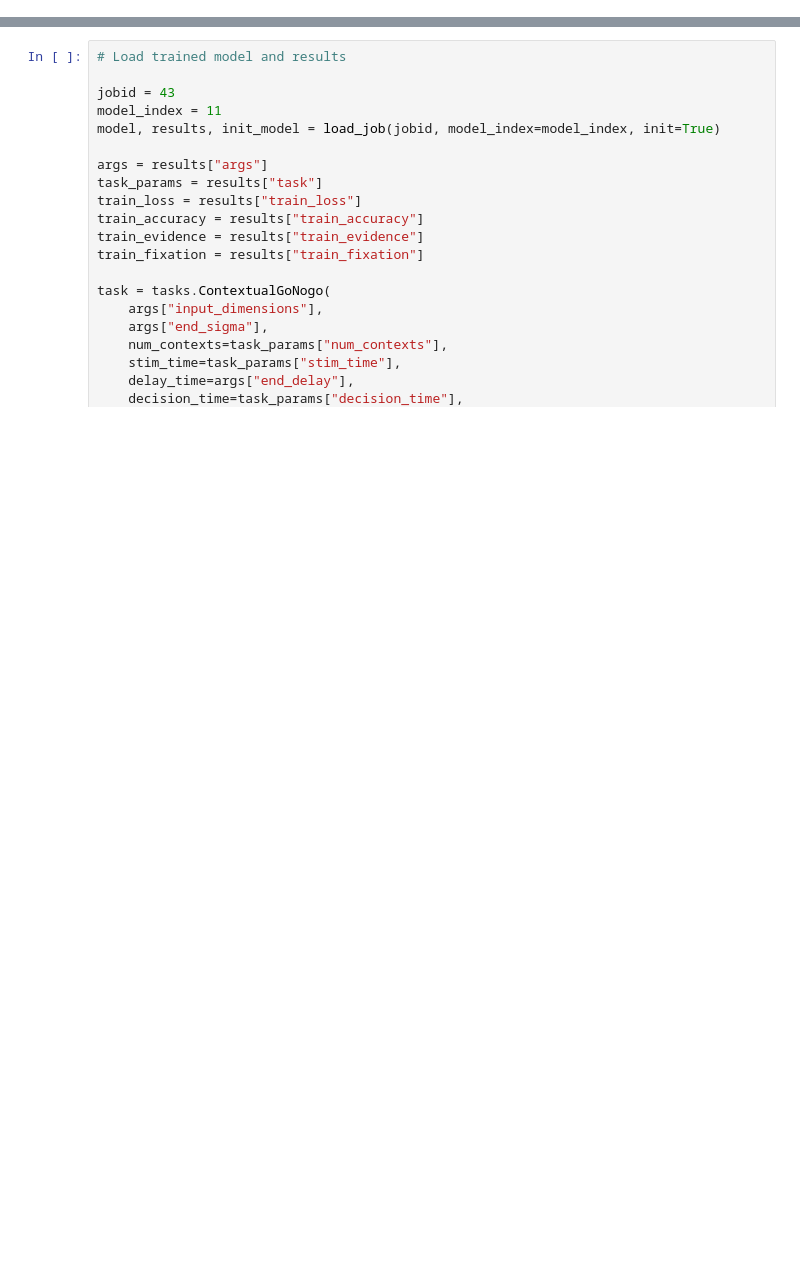
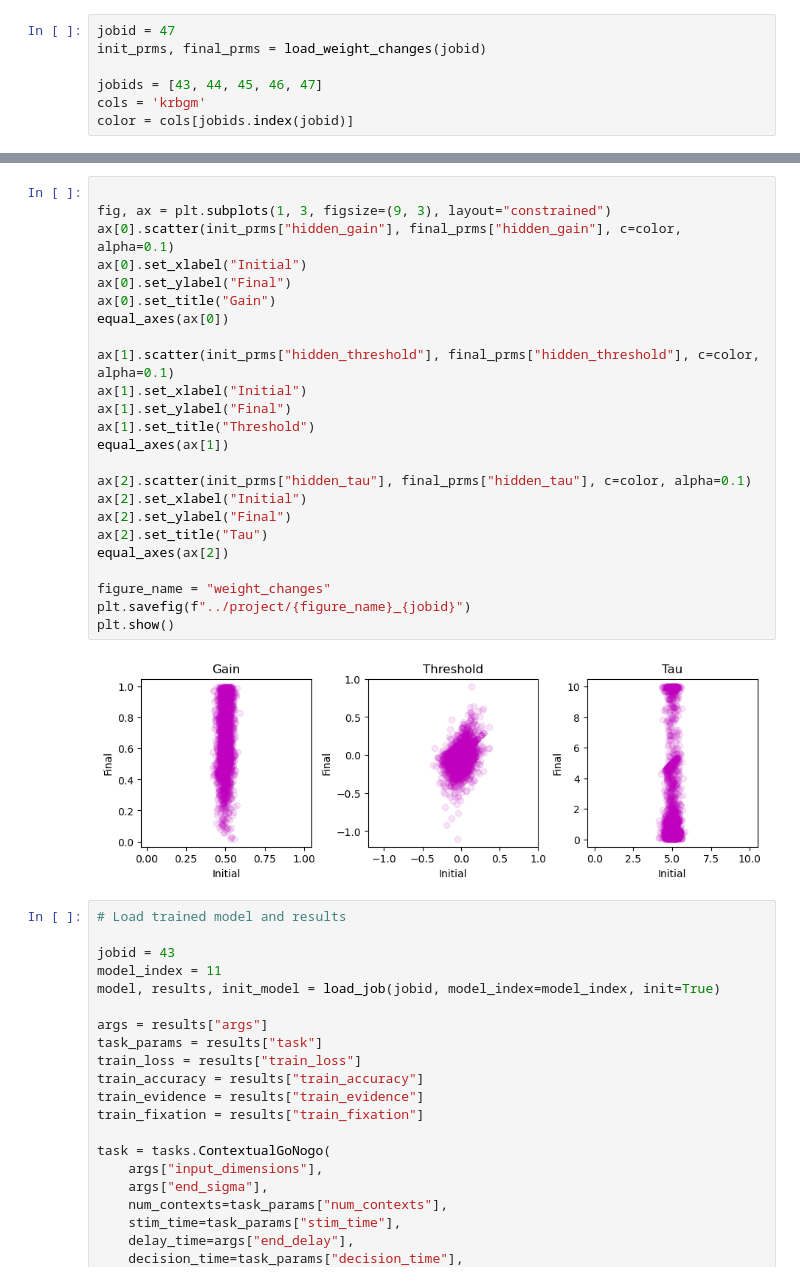
Before and after one commit to landoskape/mcn2024-psets, a Jupyter notebook: intrinsic-excitability/task.ipynb, the cells around one changed output, grey strips where cells are left out. Cells and saved outputs as stored; diff of their text form; blank space fills up the shorter version.

```diff
--- a/intrinsic-excitability/task.ipynb
+++ b/intrinsic-excitability/task.ipynb
@@ -35,0 +25,7 @@ plt.show()
+# %%
+jobid = 47
+init_prms, final_prms = load_weight_changes(jobid)
+
+jobids = [43, 44, 45, 46, 47]
+cols = 'krbgm'
+color = cols[jobids.index(jobid)]
@@ -36,3 +42,29 @@ plt.show()
+# %%
+
+fig, ax = plt.subplots(1, 3, figsize=(9, 3), layout="constrained")
+ax[0].scatter(init_prms["hidden_gain"], final_prms["hidden_gain"], c=color, alpha=0.1)
+ax[0].set_xlabel("Initial")
+ax[0].set_ylabel("Final")
+ax[0].set_title("Gain")
+equal_axes(ax[0])
+
+ax[1].scatter(init_prms["hidden_threshold"], final_prms["hidden_threshold"], c=color, alpha=0.1)
+ax[1].set_xlabel("Initial")
+ax[1].set_ylabel("Final")
+ax[1].set_title("Threshold")
+equal_axes(ax[1])
+
+ax[2].scatter(init_prms["hidden_tau"], final_prms["hidden_tau"], c=color, alpha=0.1)
+ax[2].set_xlabel("Initial")
+ax[2].set_ylabel("Final")
+ax[2].set_title("Tau")
+equal_axes(ax[2])
+
+figure_name = "weight_changes"
+plt.savefig(f"../project/{figure_name}_{jobid}")
+plt.show()
+# %% [output]
+[figure, added]
 # %%
 # Load trained model and results
 
```
Also changed, not shown: parts of 7 cells of this notebook, 10 other files.
